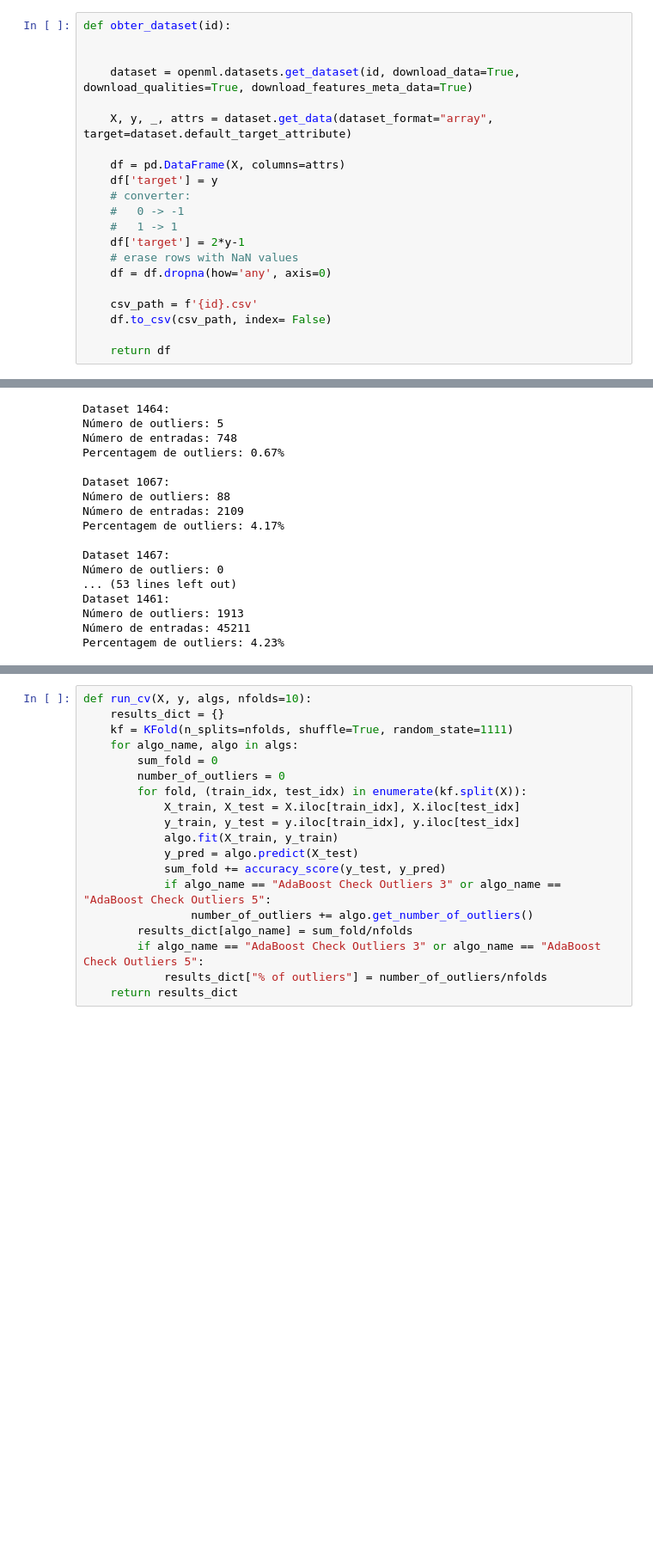
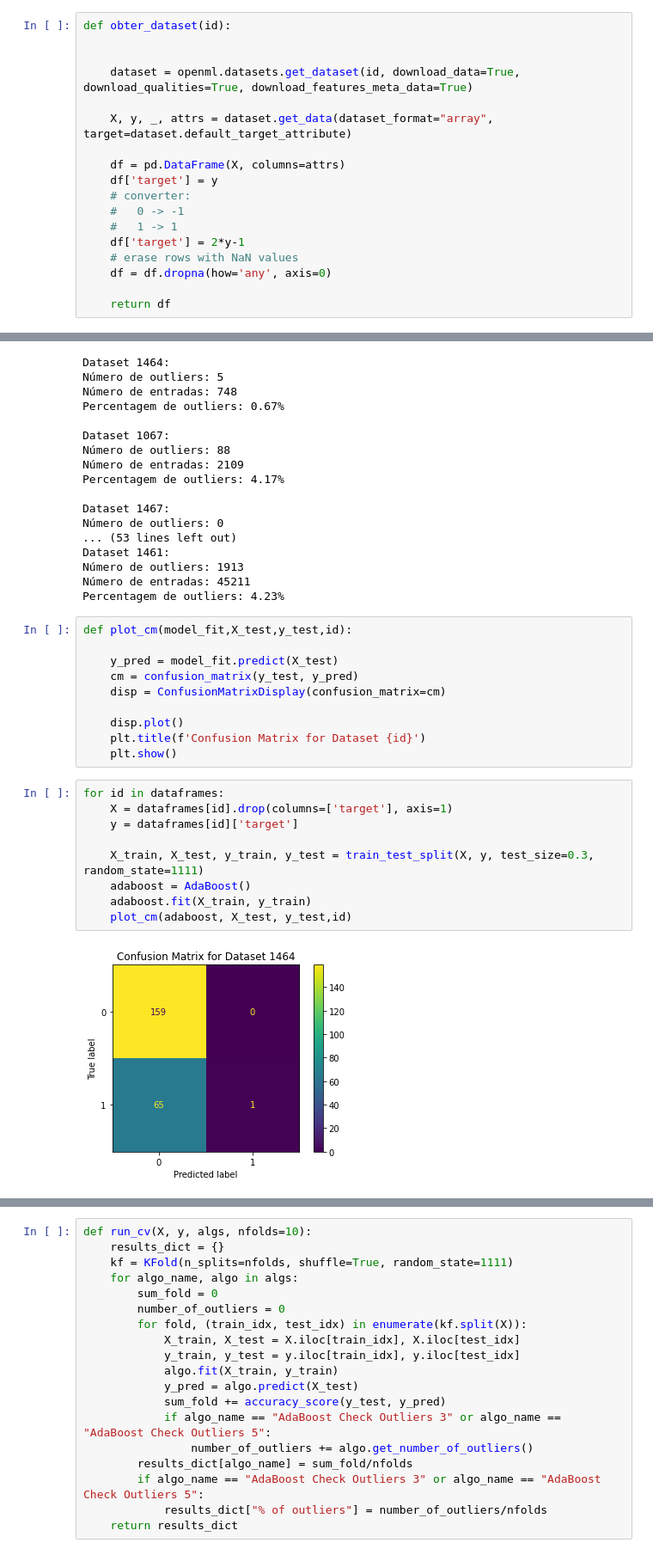
Before and after one commit to marisaazevedo/ML_AdaBoostRefined, a Jupyter notebook: G_3_10.ipynb, the cells around one changed output, grey strips where cells are left out. Shown at 86% size. Drawn from its saved outputs; the diff is of its cells as text; blank space fills up the shorter version.

```diff
--- a/G_3_10.ipynb
+++ b/G_3_10.ipynb
@@ -26,9 +26,6 @@ def obter_dataset(id):
     # erase rows with NaN values
     df = df.dropna(how='any', axis=0)
 
-    csv_path = f'{id}.csv'
-    df.to_csv(csv_path, index= False)
-
     return df
 # %%
 list_num_dataset_id = [1464, 1067, 1467, 1504,1494, 1068, 44, 1471, 1046, 1050, 1462, 151, 1485, 1461]
@@ -119,3 +116,24 @@ Dataset 1461:
 Número de outliers: 1913
 Número de entradas: 45211
 Percentagem de outliers: 4.23%
+# %%
+def plot_cm(model_fit,X_test,y_test,id):
+
+    y_pred = model_fit.predict(X_test)
+    cm = confusion_matrix(y_test, y_pred)
+    disp = ConfusionMatrixDisplay(confusion_matrix=cm)
+
+    disp.plot()
+    plt.title(f'Confusion Matrix for Dataset {id}')
+    plt.show()
+# %%
+for id in dataframes:
+    X = dataframes[id].drop(columns=['target'], axis=1)
+    y = dataframes[id]['target']
+
+    X_train, X_test, y_train, y_test = train_test_split(X, y, test_size=0.3, random_state=1111)
+    adaboost = AdaBoost()
+    adaboost.fit(X_train, y_train)
+    plot_cm(adaboost, X_test, y_test,id)
+# %% [output]
+[figure, added]
```
Also changed, not shown: parts of 7 cells of this notebook.
